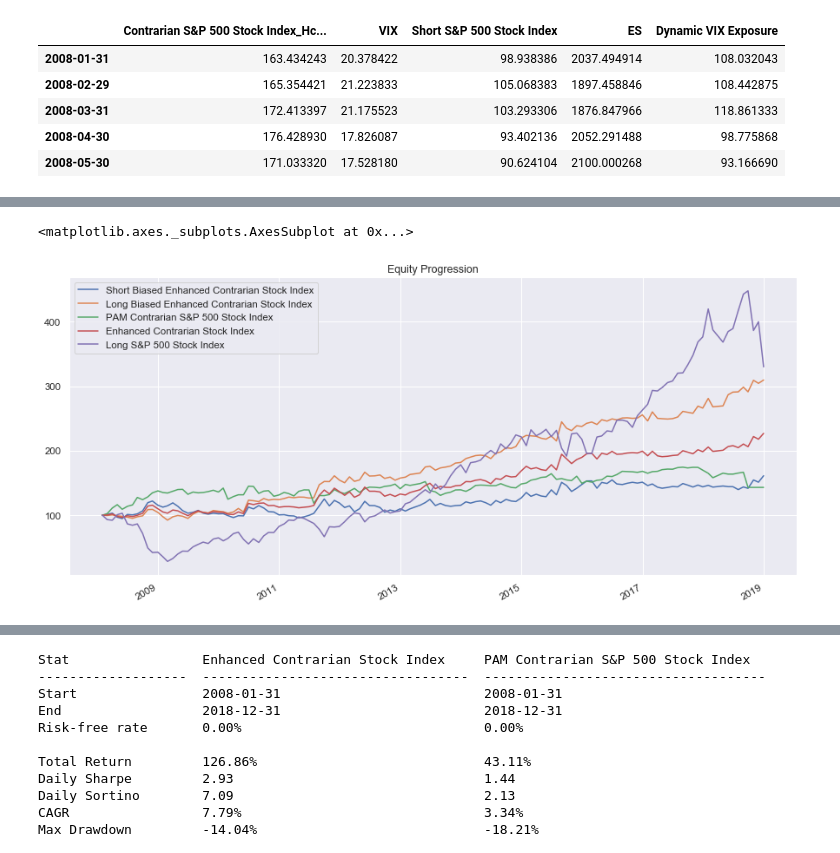
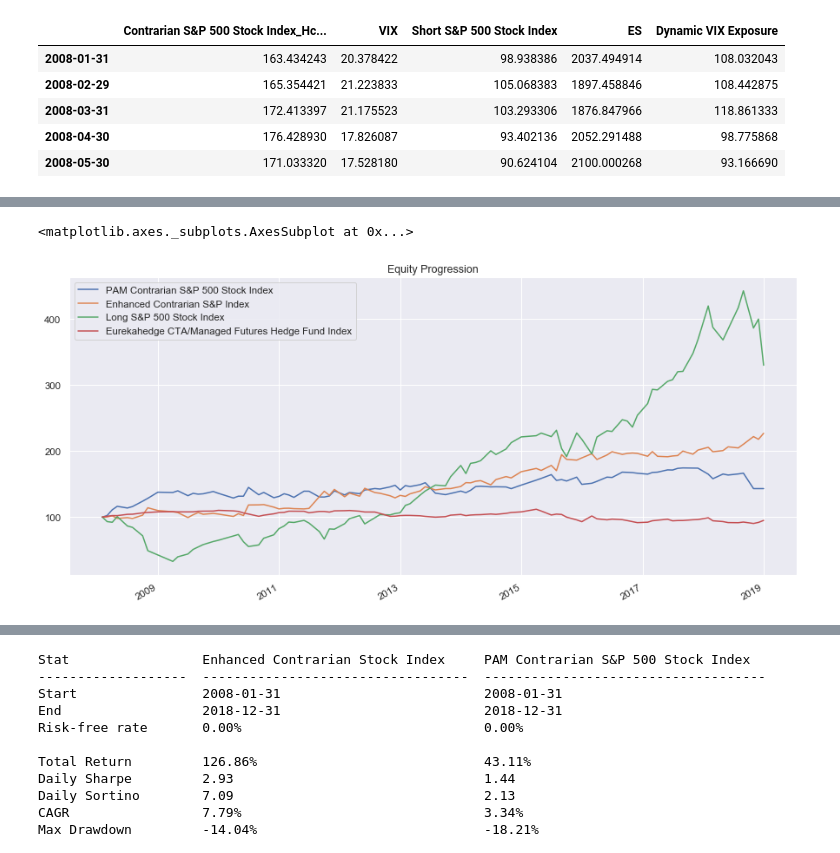
Before and after one commit to TMQR/SG_Discovery, a Jupyter notebook: PAM Portfolio Construction.ipynb, the cells around one changed output, grey strips where cells are left out. Saved outputs shown, nothing was run; the diff lists cells and outputs as text; code cells hidden in the pictures.

```diff
--- a/PAM Portfolio Construction.ipynb
+++ b/PAM Portfolio Construction.ipynb
@@ -532,7 +572,7 @@ data3 = bt.merge( res2.prices,
 data3 = data3.ffill()
 data3 = data3.dropna()
 
-s3 = bt.Strategy('Enhanced Contrarian Stock Index ', [bt.algos.RunMonthly(),
+s3 = bt.Strategy('Enhanced Contrarian S&P Index ', [bt.algos.RunMonthly(),
                        bt.algos.SelectAll(),
 #                        bt.algos.WeighTarget(),
 #                        bt.algos.WeighInvVol(),
@@ -556,0 +597,17 @@ Enhanced Contrarian Stock Index
+# %%
+TF_HF_Index = quandl.get("EUREKA/647", authtoken="3bQZxu98ay2a-UGyRTdx") #Eurekahedge Trend Following Index
+CTA_Managed_Futures_HF_Index = quandl.get("EUREKA/586") #Eurekahedge UCITS Europe CTA/Managed Futures Hedge Fund Index
+start = datetime.datetime(2005, 1, 1)
+end = datetime.datetime(2019, 1, 27)
+start_date = '2005-01-01'
+
+TF_HF_Index = TF_HF_Index.loc[start_date:].div(100).add(1).cumprod()
+CTA_Managed_Futures_HF_Index = CTA_Managed_Futures_HF_Index.loc[start_date:].div(100).add(1).cumprod()
+# %%
+# TF_HF_Index.plot()
+
+CTA_Managed_Futures_HF_Index.tail()
+CTA_Managed_Futures_HF_Index.columns = ['CTA_Managed_Futures_HF_Index']
+# CTA_Managed_Futures_HF_Index.plot()
+#
+CTA_Managed_Futures_HF_Index
@@ -556,0 +634,16 @@ Enhanced Contrarian Stock Index
+# %%
+data4 = CTA_Managed_Futures_HF_Index.ffill()
+# data4 = data4.dropna()
+
+s4 = bt.Strategy('Eurekahedge CTA/Managed Futures Hedge Fund Index', [bt.algos.RunMonthly(),
+                       bt.algos.SelectAll(),
+                       bt.algos.WeighEqually(),## equal weight for components
+                       bt.algos.Rebalance()])
+
+# # create a backtest and run it
+CTA_test4 = bt.Backtest(s4, data4)
+CTA_res = bt.run(CTA_test4)
+
+data4.tail()
+
+CTA_res.plot()
@@ -557,7 +655,7 @@ Enhanced Contrarian Stock Index
 # %%
-res3 = bt.run(short_tilt, long_tilt, prog_1_t, test3, long_es_BH_strat_t)
-
+# res3 = bt.run(short_tilt, long_tilt, prog_1_t, test3, long_es_BH_strat_t, CTA_test4 )
+res3 = bt.run(prog_1_t, test3, long_es_BH_strat_t, CTA_test4 )
 res3.plot(figsize=(15, 7),)
 # %% [output]
 <matplotlib.axes._subplots.AxesSubplot at 0x...>
-[figure, old version]
+[figure, new version]
```
Also changed, not shown: parts of 29 cells of this notebook.
